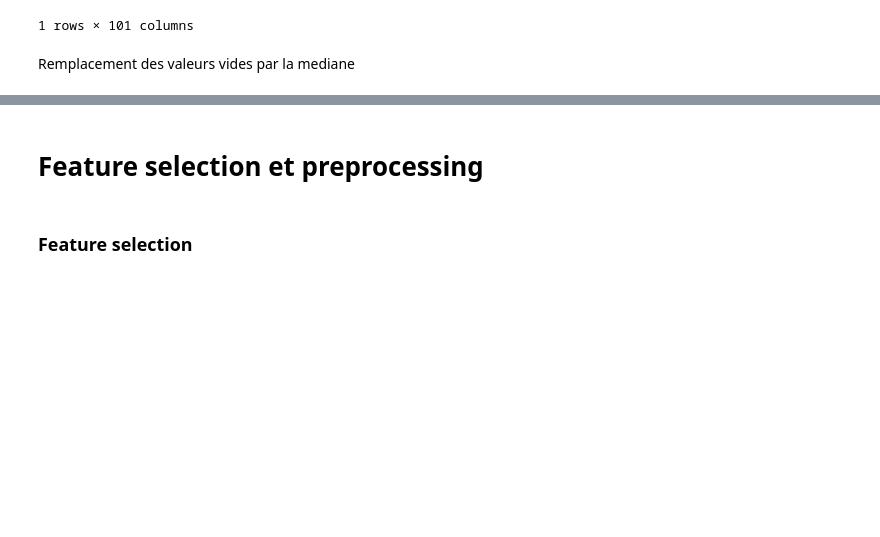
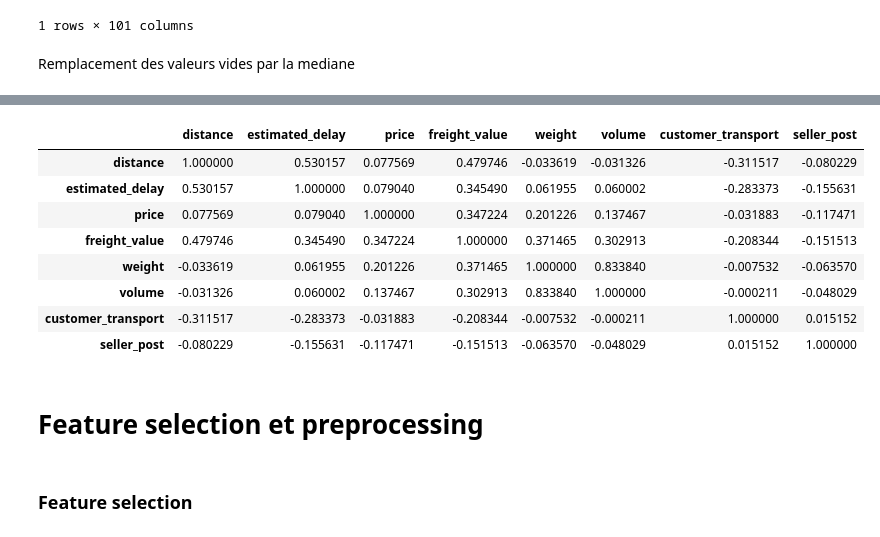
Before and after one commit to Nicolas-Malgat/E2_prediction_temps_livraison, a Jupyter notebook: work/5_amelioration_engineering.ipynb, the cells around one changed output, grey strips where cells are left out. Cells and saved outputs as stored; diff of their text form; code cells hidden in the pictures; blank space fills up the shorter version.

```diff
--- a/work/5_amelioration_engineering.ipynb
+++ b/work/5_amelioration_engineering.ipynb
@@ -159,3 +159,15 @@ df.shape
+# %%
+df[['distance',	'estimated_delay',	'price',	'freight_value',	'weight',	'volume', 'customer_transport',	'seller_post']].corr()
+# %% [output]
+|  | distance | estimated_delay | price | freight_value | weight | volume | customer_transport | seller_post |
+| distance | 1.000000 | 0.530157 | 0.077569 | 0.479746 | -0.033619 | -0.031326 | -0.311517 | -0.080229 |
+| estimated_delay | 0.530157 | 1.000000 | 0.079040 | 0.345490 | 0.061955 | 0.060002 | -0.283373 | -0.155631 |
+| price | 0.077569 | 0.079040 | 1.000000 | 0.347224 | 0.201226 | 0.137467 | -0.031883 | -0.117471 |
+| freight_value | 0.479746 | 0.345490 | 0.347224 | 1.000000 | 0.371465 | 0.302913 | -0.208344 | -0.151513 |
+| weight | -0.033619 | 0.061955 | 0.201226 | 0.371465 | 1.000000 | 0.833840 | -0.007532 | -0.063570 |
+| volume | -0.031326 | 0.060002 | 0.137467 | 0.302913 | 0.833840 | 1.000000 | -0.000211 | -0.048029 |
+| customer_transport | -0.311517 | -0.283373 | -0.031883 | -0.208344 | -0.007532 | -0.000211 | 1.000000 | 0.015152 |
+| seller_post | -0.080229 | -0.155631 | -0.117471 | -0.151513 | -0.063570 | -0.048029 | 0.015152 | 1.000000 |
 # %% [markdown]
 # Feature selection et preprocessing
 # %% [markdown]
```
Also changed, not shown: parts of 13 cells of this notebook, 1 other file.
